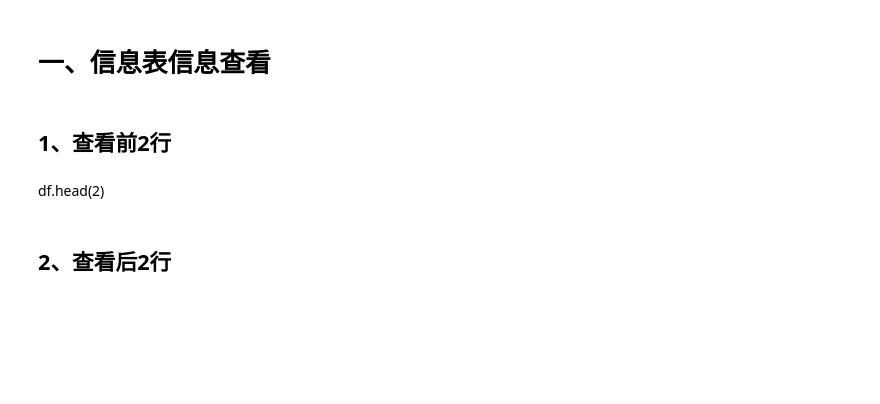
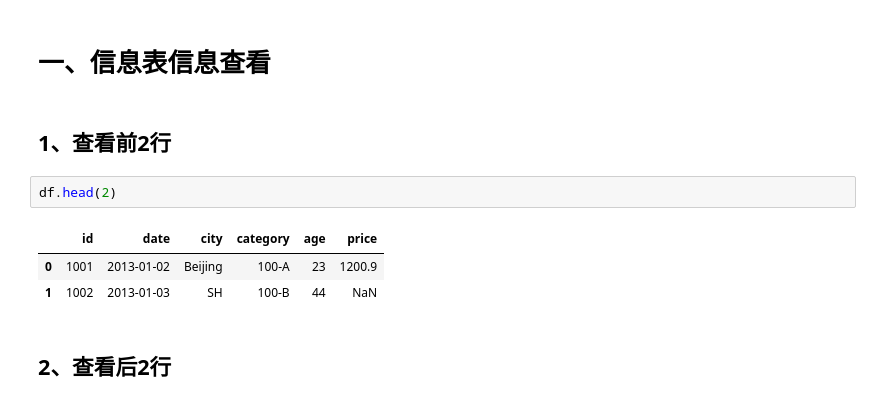
Before and after one commit to cehkongfu/arithmatic, a Jupyter notebook: pandas基本操作.ipynb, the cells around one changed output. Saved outputs shown, nothing was run; the diff lists cells and outputs as text; blank space fills up the shorter version.

```diff
--- a/pandas基本操作.ipynb
+++ b/pandas基本操作.ipynb
@@ -29,8 +29,12 @@ df1 = pd.DataFrame({
 # 一、信息表信息查看
 # %% [markdown]
 ## 1、查看前2行
-# %% [markdown]
-df.head(2)
+# %%
+df.head(2)
+# %% [output]
+|  | id | date | city | category | age | price |
+| 0 | 1001 | 2013-01-02 | Beijing | 100-A | 23 | 1200.9 |
+| 1 | 1002 | 2013-01-03 | SH | 100-B | 44 | NaN |
 # %% [markdown]
 ## 2、查看后2行
 # %%
```
Also changed, not shown: parts of 5 cells of this notebook.
